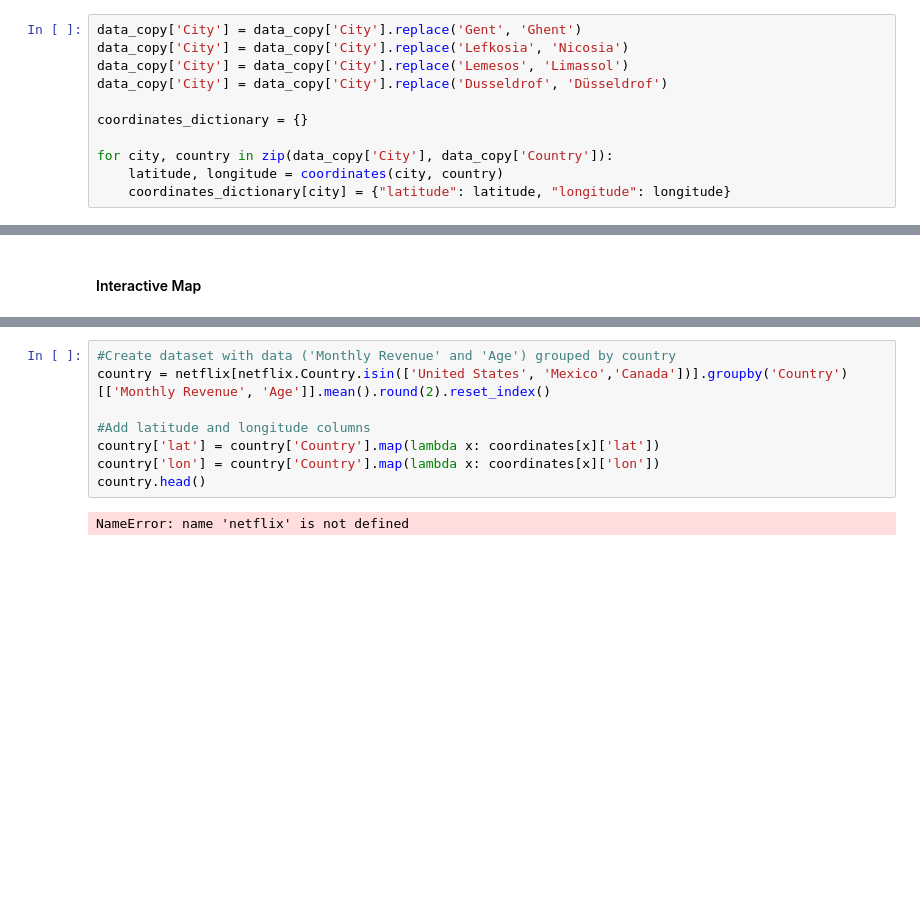
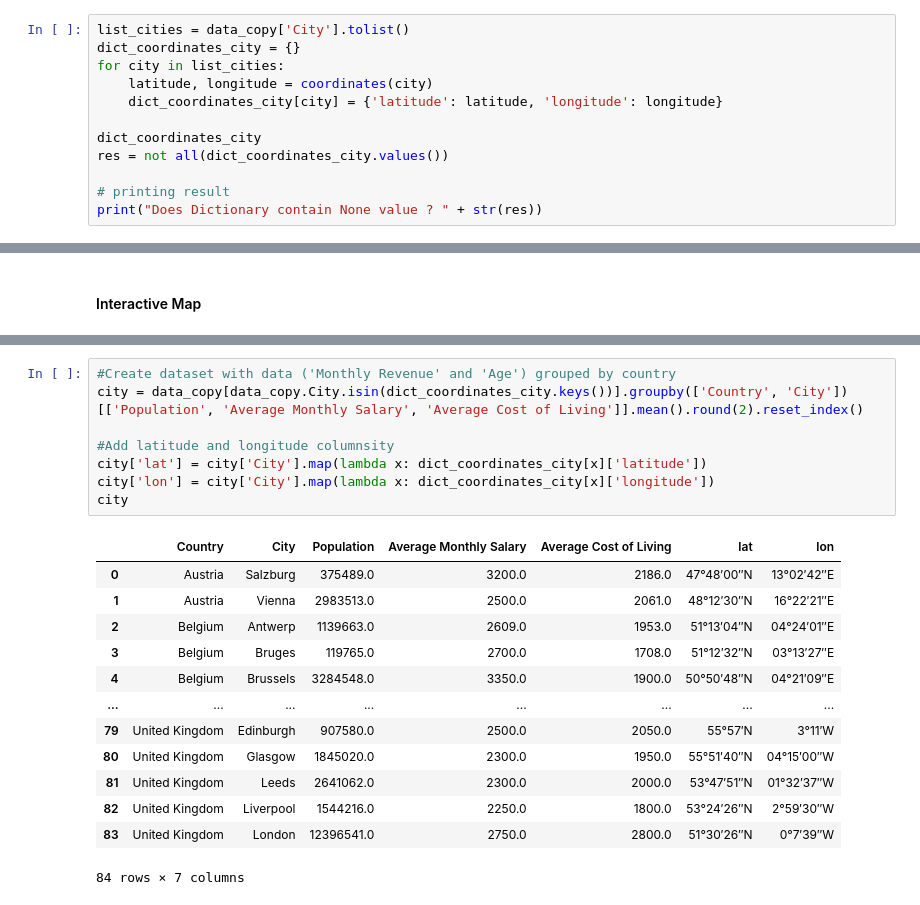
Before and after one commit to amdbsilva/Programming-for-Data-Science-Project, a Jupyter notebook: PDS_project.ipynb, the cells around one changed output, grey strips where cells are left out. Saved outputs shown, nothing was run; the diff lists cells and outputs as text; blank space fills up the shorter version.

```diff
--- a/PDS_project.ipynb
+++ b/PDS_project.ipynb
@@ -625,14 +674,15 @@ def coordinates(city, country):
 
     return latitude, longitude
 # %%
-data_copy['City'] = data_copy['City'].replace('Gent', 'Ghent')
-data_copy['City'] = data_copy['City'].replace('Lefkosia', 'Nicosia')
-data_copy['City'] = data_copy['City'].replace('Lemesos', 'Limassol')
-data_copy['City'] = data_copy['City'].replace('Dusseldrof', 'Düsseldrof')
+list_cities = data_copy['City'].tolist()
+dict_coordinates_city = {}
+for city in list_cities:
+    latitude, longitude = coordinates(city)
+    dict_coordinates_city[city] = {'latitude': latitude, 'longitude': longitude}
 
-coordinates_dictionary = {}
+dict_coordinates_city
+res = not all(dict_coordinates_city.values())
 
-for city, country in zip(data_copy['City'], data_copy['Country']):
-    latitude, longitude = coordinates(city, country)
-    coordinates_dictionary[city] = {"latitude": latitude, "longitude": longitude}
+# printing result
+print("Does Dictionary contain None value ? " + str(res))
 # %% [output]
@@ -652,10 +747,22 @@ coordinates = {
 # %%
 #Create dataset with data ('Monthly Revenue' and 'Age') grouped by country
-country = netflix[netflix.Country.isin(['United States', 'Mexico','Canada'])].groupby('Country')[['Monthly Revenue', 'Age']].mean().round(2).reset_index()
+city = data_copy[data_copy.City.isin(dict_coordinates_city.keys())].groupby(['Country', 'City'])[['Population', 'Average Monthly Salary', 'Average Cost of Living']].mean().round(2).reset_index()
 
-#Add latitude and longitude columns
-country['lat'] = country['Country'].map(lambda x: coordinates[x]['lat'])
-country['lon'] = country['Country'].map(lambda x: coordinates[x]['lon'])
-country.head()
+#Add latitude and longitude columnsity
+city['lat'] = city['City'].map(lambda x: dict_coordinates_city[x]['latitude'])
+city['lon'] = city['City'].map(lambda x: dict_coordinates_city[x]['longitude'])
+city
 # %% [output]
+|  | Country | City | Population | Average Monthly Salary | Average Cost of Living | lat | lon |
+| 0 | Austria | Salzburg | 375489.0 | 3200.0 | 2186.0 | 47°48′00″N | 13°02′42″E |
+| 1 | Austria | Vienna | 2983513.0 | 2500.0 | 2061.0 | 48°12′30″N | 16°22′21″E |
+| 2 | Belgium | Antwerp | 1139663.0 | 2609.0 | 1953.0 | 51°13′04″N | 04°24′01″E |
+| 3 | Belgium | Bruges | 119765.0 | 2700.0 | 1708.0 | 51°12′32″N | 03°13′27″E |
+| 4 | Belgium | Brussels | 3284548.0 | 3350.0 | 1900.0 | 50°50′48″N | 04°21′09″E |
+| ... | ... | ... | ... | ... | ... | ... | ... |
+| 79 | United Kingdom | Edinburgh | 907580.0 | 2500.0 | 2050.0 | 55°57′N | 3°11′W |
+| 80 | United Kingdom | Glasgow | 1845020.0 | 2300.0 | 1950.0 | 55°51′40″N | 04°15′00″W |
+| 81 | United Kingdom | Leeds | 2641062.0 | 2300.0 | 2000.0 | 53°47′51″N | 01°32′37″W |
+| 82 | United Kingdom | Liverpool | 1544216.0 | 2250.0 | 1800.0 | 53°24′26″N | 2°59′30″W |
+| 83 | United Kingdom | London | 12396541.0 | 2750.0 | 2800.0 | 51°30′26″N | 0°7′39″W |
-NameError: name 'netflix' is not defined
+84 rows × 7 columns
```
Also changed, not shown: parts of 12 cells of this notebook.
